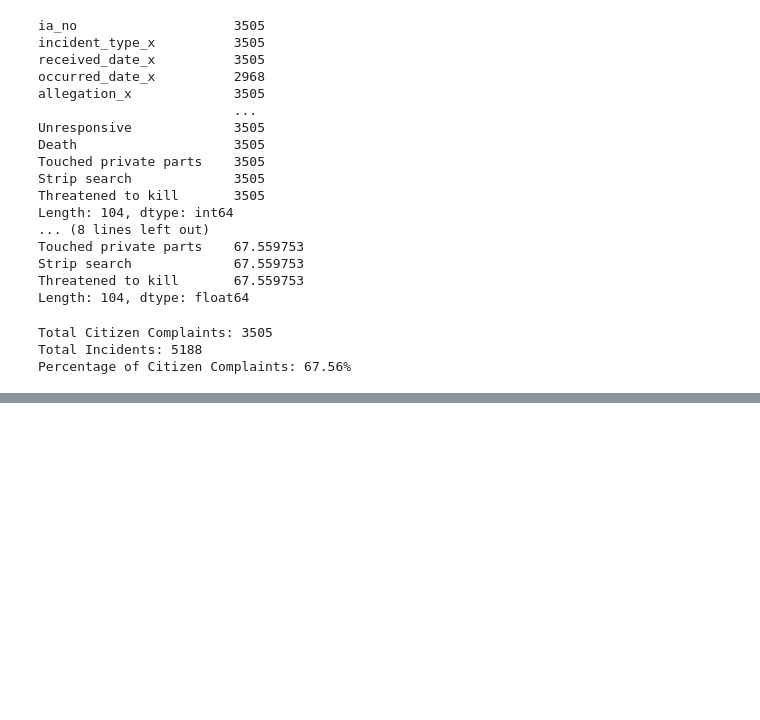
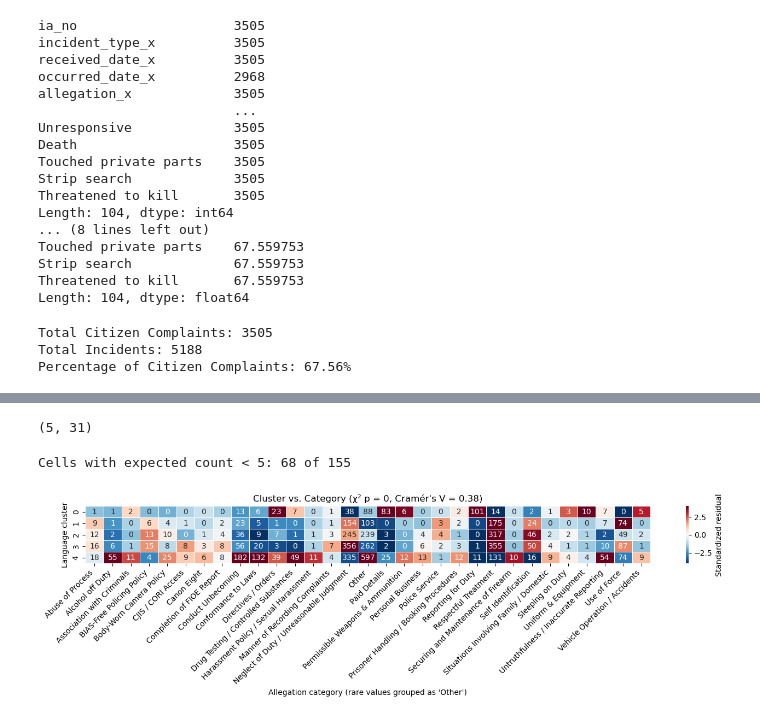
Before and after one commit to BU-Spark/ds-nlg-complaint-classification, a Jupyter notebook: Preliminary Language Analysis/analysis.ipynb, the cells around one changed output, grey strips where cells are left out. Saved outputs shown, nothing was run; the diff lists cells and outputs as text; code cells hidden in the pictures; blank space fills up the shorter version.

```diff
--- a/Preliminary Language Analysis/analysis.ipynb
+++ b/Preliminary Language Analysis/analysis.ipynb
@@ -559,0 +563,8 @@ Total tokens needed for the entire dataset: 1666992
+# %%
+df_complaints["cluster"] = KMeans(n_clusters=k, n_init=10, random_state=42).fit_predict(Z)
+
+for c in range(k):
+    mask = (df_complaints["cluster"] == c).values
+    mean_tfidf = np.asarray(X[mask].mean(axis=0)).ravel()
+    top = mean_tfidf.argsort()[::-1][:12]
+    print(f"Cluster {c} (n={mask.sum()}):", ", ".join(terms[top]))
@@ -559,0 +611,56 @@ Total tokens needed for the entire dataset: 1666992
+# %%
+min_count = 10  # categories with fewer complaints than this go into "Other"
+counts = df_complaints["allegation_clean"].value_counts()
+keep = counts[counts >= min_count].index
+
+df_complaints["allegation_grouped"] = df_complaints["allegation_clean"].where(df_complaints["allegation_clean"].isin(keep), "Other")
+ct = pd.crosstab(df_complaints["cluster"], df_complaints["allegation_grouped"])
+print(ct.shape)  # should now be a small number of columns
+# %% [output]
+(5, 31)
+# %%
+chi2, p, dof, expected = chi2_contingency(ct)
+print("Cells with expected count < 5:", (expected < 5).sum(), "of", expected.size)
+# %% [output]
+Cells with expected count < 5: 68 of 155
+# %%
+import matplotlib.pyplot as plt
+import seaborn as sns
+from scipy.stats import chi2_contingency
+
+# Build all tables from the same crosstab
+ct = pd.crosstab(df_complaints["cluster"], df_complaints["allegation_grouped"])
+
+chi2, p, dof, expected = chi2_contingency(ct)
+expected = pd.DataFrame(expected, index=ct.index, columns=ct.columns)
+std_resid = (ct - expected) / np.sqrt(expected)
+
+n = ct.values.sum()
+cramers_v = np.sqrt(chi2 / (n * (min(ct.shape) - 1)))
+
+# Confirm the shapes match before plotting
+assert std_resid.shape == ct.shape, (std_resid.shape, ct.shape)
+
+width = min(14, max(6, 1.2 * ct.shape[1]))
+height = min(10, max(4, 0.6 * ct.shape[0]))
+fig, ax = plt.subplots(figsize=(width, height))
+
+sns.heatmap(
+    std_resid,
+    annot=ct.values,   # raw counts as a plain array, so labels line up by position
+    fmt="d",
+    cmap="RdBu_r",
+    center=0,
+    vmin=-4, vmax=4,
+    linewidths=0.5,
+    cbar_kws={"label": "Standardized residual"},
+    ax=ax,
+)
+ax.set_title(f"Cluster vs. Category (χ² p = {p:.3g}, Cramér's V = {cramers_v:.2f})")
+ax.set_xlabel("Allegation category (rare values grouped as 'Other')")
+ax.set_ylabel("Language cluster")
+plt.xticks(rotation=45, ha="right")
+plt.tight_layout()
+plt.show()
+# %% [output]
+[figure, added]
```
Also changed, not shown: parts of 9 cells of this notebook.
